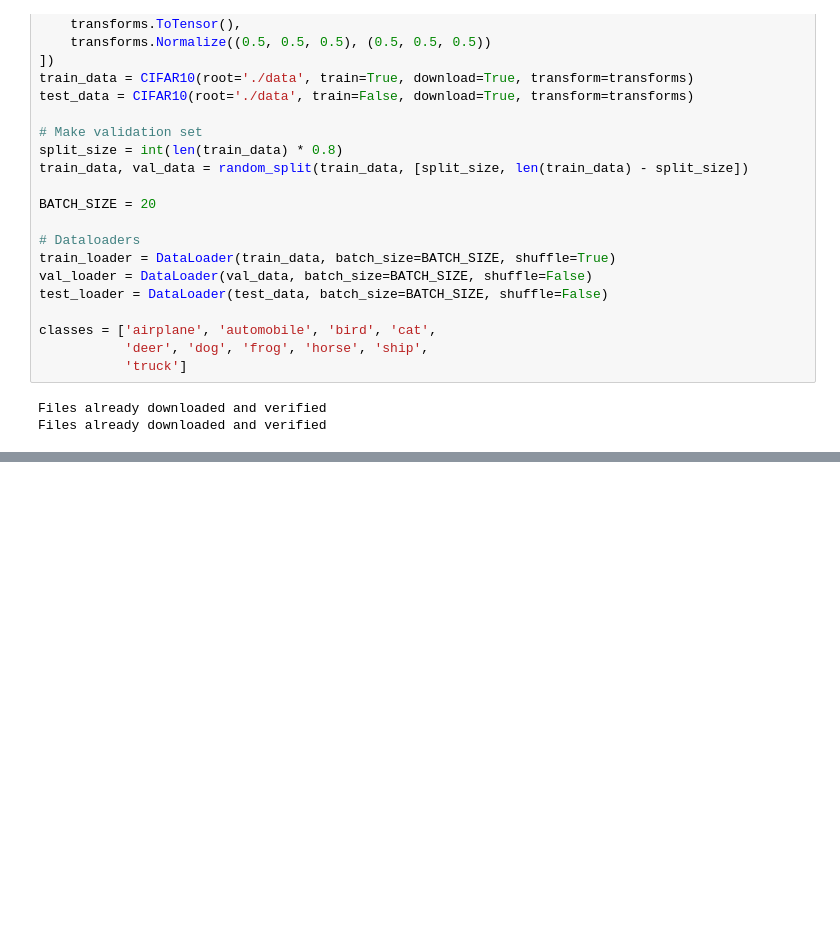
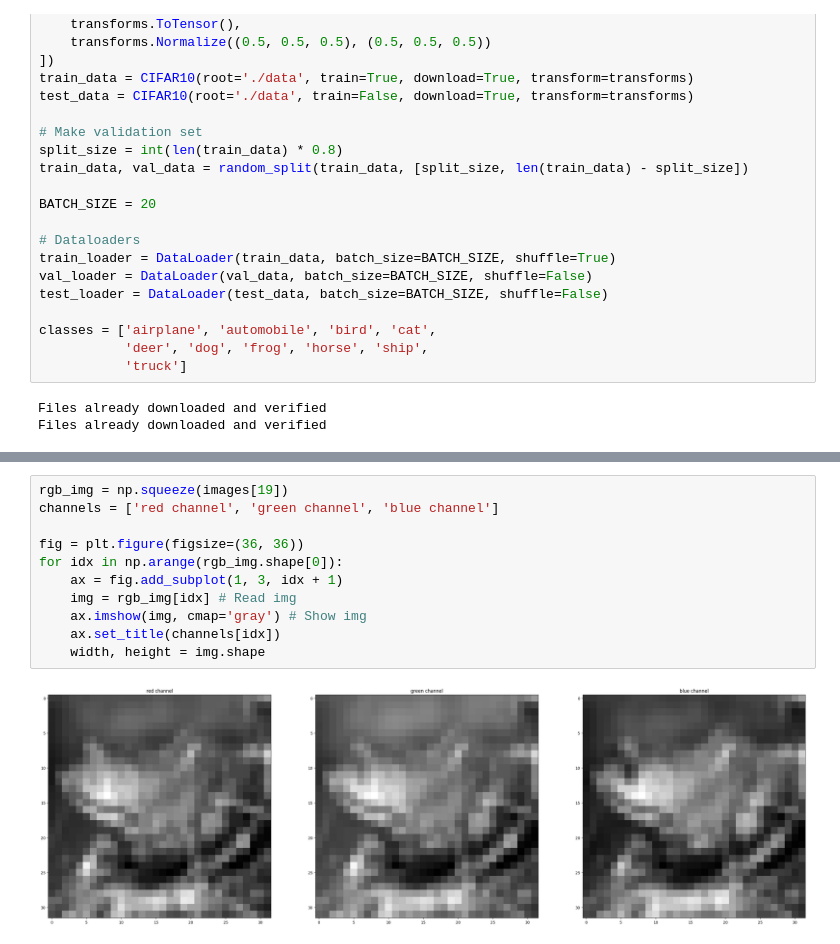
Before and after one commit to DarkEmbers/Ciphar10Classify, a Jupyter notebook: main.ipynb, the cells around one changed output, grey strips where cells are left out. Cells and saved outputs as stored; diff of their text form; blank space fills up the shorter version.

```diff
--- a/main.ipynb
+++ b/main.ipynb
@@ -58,0 +59,13 @@ plt.show()
+# %%
+rgb_img = np.squeeze(images[19])
+channels = ['red channel', 'green channel', 'blue channel']
+
+fig = plt.figure(figsize=(36, 36))
+for idx in np.arange(rgb_img.shape[0]):
+    ax = fig.add_subplot(1, 3, idx + 1)
+    img = rgb_img[idx] # Read img
+    ax.imshow(img, cmap='gray') # Show img
+    ax.set_title(channels[idx])
+    width, height = img.shape
+# %% [output]
+[figure, added]
```
Also changed, not shown: parts of 2 cells of this notebook.
